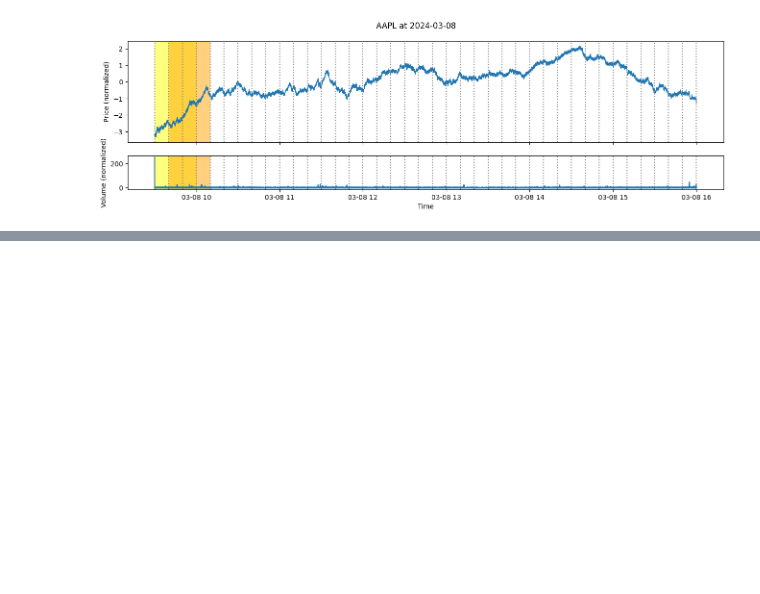
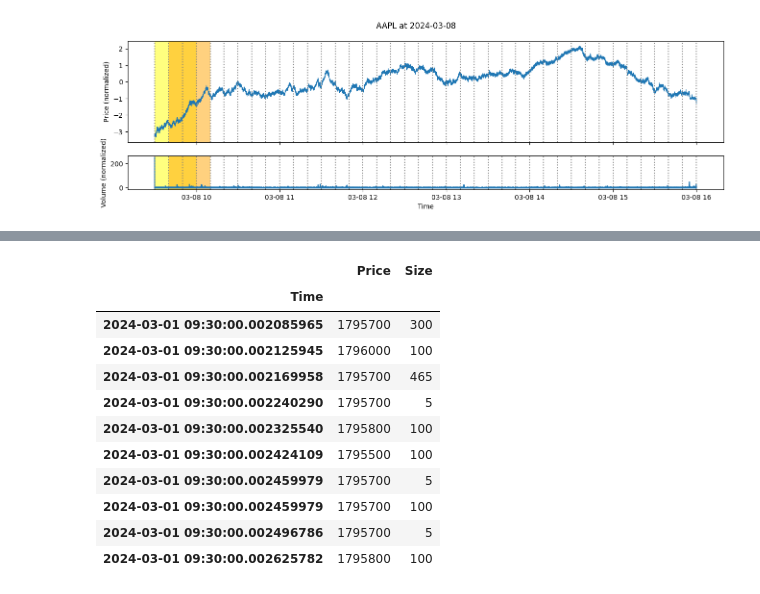
Before and after one commit to tom21100227/TCN-stock-abnormality-detection, a Jupyter notebook: make_figures.ipynb, the cells around one changed output, grey strips where cells are left out. Cells and saved outputs as stored; diff of their text form; code cells hidden in the pictures; blank space fills up the shorter version.

```diff
--- a/make_figures.ipynb
+++ b/make_figures.ipynb
@@ -152,0 +325,15 @@ start_time
+# %%
+df_list[0].head(10)[["Price", "Size"]]
+# %% [output]
+|  | Price | Size |
+| Time |  |  |
+| 2024-03-01 09:30:00.002085965 | 1795700 | 300 |
+| 2024-03-01 09:30:00.002125945 | 1796000 | 100 |
+| 2024-03-01 09:30:00.002169958 | 1795700 | 465 |
+| 2024-03-01 09:30:00.002240290 | 1795700 | 5 |
+| 2024-03-01 09:30:00.002325540 | 1795800 | 100 |
+| 2024-03-01 09:30:00.002424109 | 1795500 | 100 |
+| 2024-03-01 09:30:00.002459979 | 1795700 | 5 |
+| 2024-03-01 09:30:00.002459979 | 1795700 | 100 |
+| 2024-03-01 09:30:00.002496786 | 1795700 | 5 |
+| 2024-03-01 09:30:00.002625782 | 1795800 | 100 |
```
Also changed, not shown: parts of 4 cells of this notebook, 2 other files.
